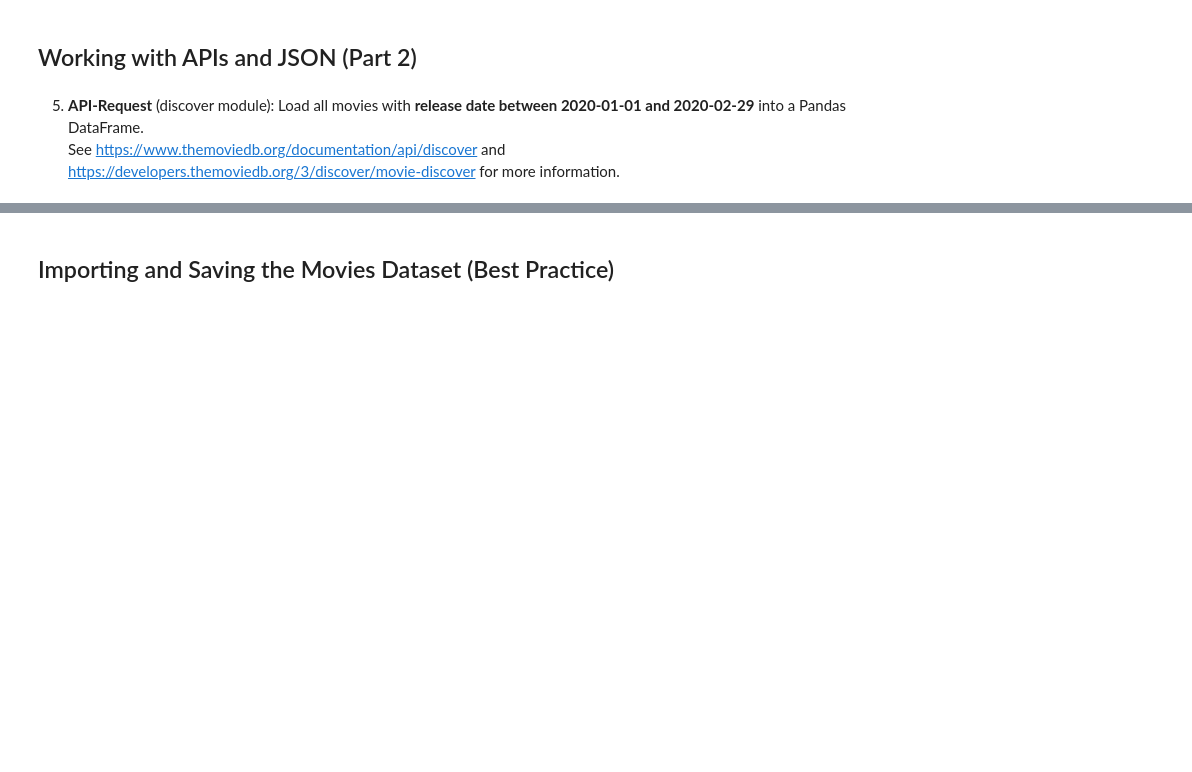
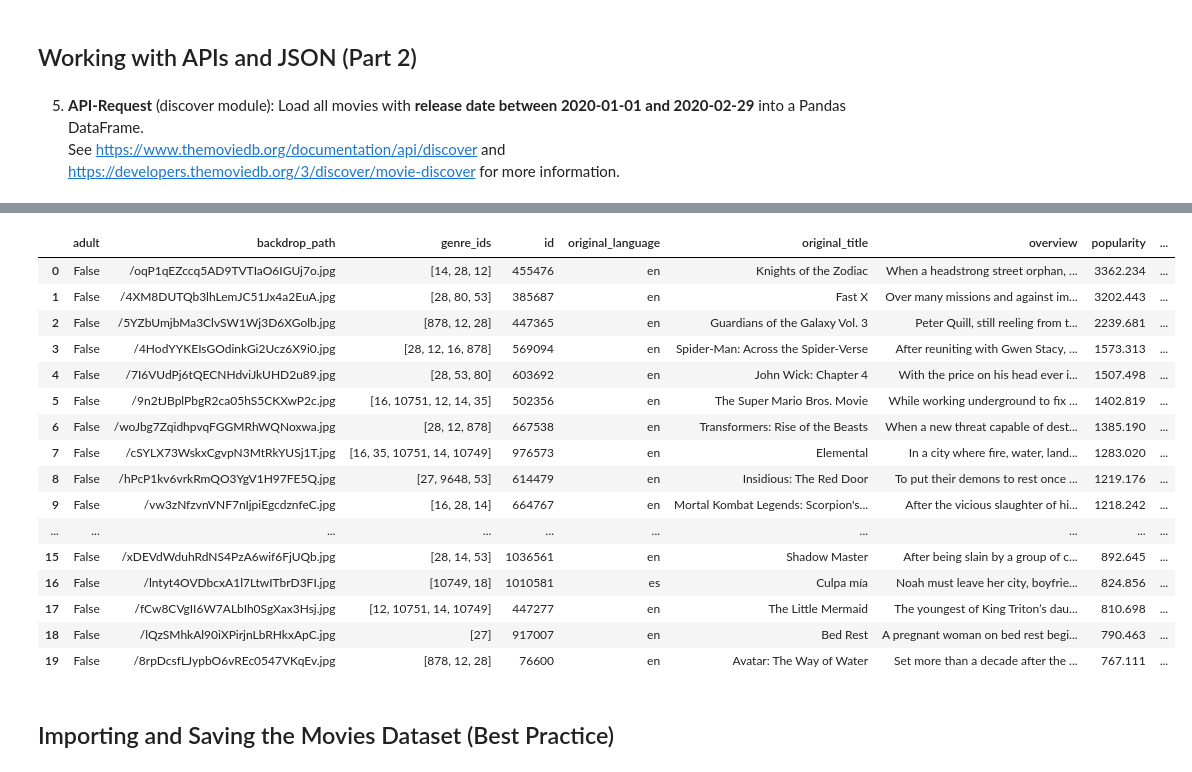
Before and after one commit to michaelwestblade/python-data-science, a Jupyter notebook: Project_02_Materials/Project_02_ProjectBrief_blank.ipynb, the cells around one changed output, grey strips where cells are left out. Drawn from its saved outputs; the diff is of its cells as text; code cells hidden in the pictures; blank space fills up the shorter version.

Commit message:
movie data to and from json

```diff
--- a/Project_02_Materials/Project_02_ProjectBrief_blank.ipynb
+++ b/Project_02_Materials/Project_02_ProjectBrief_blank.ipynb
@@ -287,3 +283,12 @@ pd.json_normalize(data=data, record_path="production_companies", meta="title")
 # %% [markdown]
 5. __API-Request__ (discover module): Load all movies with __release date between 2020-01-01 and 2020-02-29__ into a Pandas DataFrame. <br>
 See https://www.themoviedb.org/documentation/api/discover and https://developers.themoviedb.org/3/discover/movie-discover for more information.
+# %%
+import pandas as pd
+import requests
+discover_api = "https://api.themoviedb.org/3/discover/movie?api_key="
+# %%
+query = "&primary_release_date.gte=2020-01-01&primary_release_date.let=2020-02-29"
+url = discover_api+api_key+query
+# %%
+data = requests.get(url).json()
@@ -290,3 +335,23 @@ See https://www.themoviedb.org/documentation/api/discover and https://developers
+# %%
+pd.DataFrame(data["results"])
+# %% [output]
+|  | adult | backdrop_path | genre_ids | id | original_language | original_title | overview | popularity | ... |
+| 0 | False | /oqP1qEZccq5AD9TVTIaO6IGUj7o.jpg | [14, 28, 12] | 455476 | en | Knights of the Zodiac | When a headstrong street orphan, ... | 3362.234 | ... |
+| 1 | False | /4XM8DUTQb3lhLemJC51Jx4a2EuA.jpg | [28, 80, 53] | 385687 | en | Fast X | Over many missions and against im... | 3202.443 | ... |
+| 2 | False | /5YZbUmjbMa3ClvSW1Wj3D6XGolb.jpg | [878, 12, 28] | 447365 | en | Guardians of the Galaxy Vol. 3 | Peter Quill, still reeling from t... | 2239.681 | ... |
+| 3 | False | /4HodYYKEIsGOdinkGi2Ucz6X9i0.jpg | [28, 12, 16, 878] | 569094 | en | Spider-Man: Across the Spider-Verse | After reuniting with Gwen Stacy, ... | 1573.313 | ... |
+| 4 | False | /7I6VUdPj6tQECNHdviJkUHD2u89.jpg | [28, 53, 80] | 603692 | en | John Wick: Chapter 4 | With the price on his head ever i... | 1507.498 | ... |
+| 5 | False | /9n2tJBplPbgR2ca05hS5CKXwP2c.jpg | [16, 10751, 12, 14, 35] | 502356 | en | The Super Mario Bros. Movie | While working underground to fix ... | 1402.819 | ... |
+| 6 | False | /woJbg7ZqidhpvqFGGMRhWQNoxwa.jpg | [28, 12, 878] | 667538 | en | Transformers: Rise of the Beasts | When a new threat capable of dest... | 1385.190 | ... |
+| 7 | False | /cSYLX73WskxCgvpN3MtRkYUSj1T.jpg | [16, 35, 10751, 14, 10749] | 976573 | en | Elemental | In a city where fire, water, land... | 1283.020 | ... |
+| 8 | False | /hPcP1kv6vrkRmQO3YgV1H97FE5Q.jpg | [27, 9648, 53] | 614479 | en | Insidious: The Red Door | To put their demons to rest once ... | 1219.176 | ... |
+| 9 | False | /vw3zNfzvnVNF7nIjpiEgcdznfeC.jpg | [16, 28, 14] | 664767 | en | Mortal Kombat Legends: Scorpion's... | After the vicious slaughter of hi... | 1218.242 | ... |
+| ... | ... | ... | ... | ... | ... | ... | ... | ... | ... |
+| 15 | False | /xDEVdWduhRdNS4PzA6wif6FjUQb.jpg | [28, 14, 53] | 1036561 | en | Shadow Master | After being slain by a group of c... | 892.645 | ... |
+| 16 | False | /lntyt4OVDbcxA1l7LtwITbrD3FI.jpg | [10749, 18] | 1010581 | es | Culpa mía | Noah must leave her city, boyfrie... | 824.856 | ... |
+| 17 | False | /fCw8CVgII6W7ALbIh0SgXax3Hsj.jpg | [12, 10751, 14, 10749] | 447277 | en | The Little Mermaid | The youngest of King Triton’s dau... | 810.698 | ... |
+| 18 | False | /lQzSMhkAl90iXPirjnLbRHkxApC.jpg | [27] | 917007 | en | Bed Rest | A pregnant woman on bed rest begi... | 790.463 | ... |
+| 19 | False | /8rpDcsfLJypbO6vREc0547VKqEv.jpg | [878, 12, 28] | 76600 | en | Avatar: The Way of Water | Set more than a decade after the ... | 767.111 | ... |
 # %% [markdown]
 ##  Importing and Saving the Movies Dataset (Best Practice)
 # %% [markdown]
```
Also changed, not shown: parts of 19 cells of this notebook, 1 other file.
